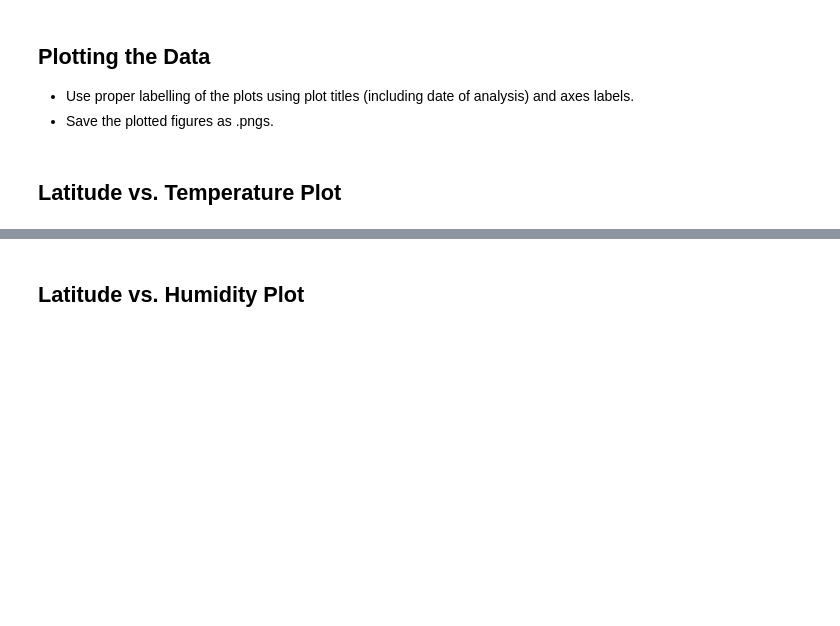
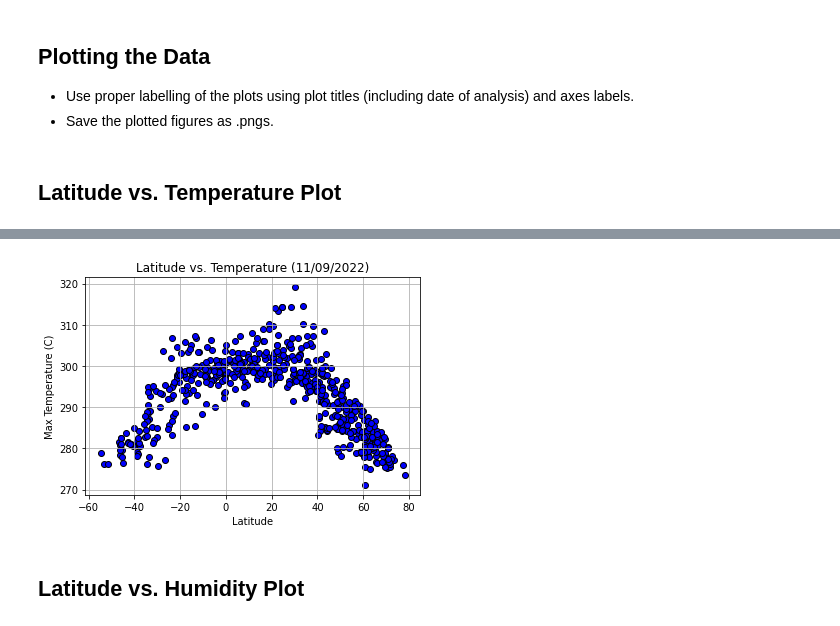
Before and after one commit to AnamKhalid09/python-api-challenge, a Jupyter notebook: WeatherPy/WeatherPy.ipynb, the cells around one changed output, grey strips where cells are left out. Cells and saved outputs as stored; diff of their text form; code cells hidden in the pictures; blank space fills up the shorter version.

```diff
--- a/WeatherPy/WeatherPy.ipynb
+++ b/WeatherPy/WeatherPy.ipynb
@@ -148,0 +169,17 @@ TypeError: can only concatenate str (not "list") to str
+# %%
+# Display the DataFrame
+weather_data_dict = {
+    "City": city_name,
+    "Lat": latitude,
+    "Lng": longitude,
+    "Max Temp": max_temperature,
+    "Humidity": humidity,
+    "Cloudiness": cloudiness,
+    "Wind Speed": wind_speed,
+    "Country": country,
+    "Date": date
+
+}
+
+weather_data_df = pd.DataFrame(weather_data_dict)
+weather_data_df.head()
@@ -176,2 +229,19 @@ Int64Index([], dtype='int64')
+# %%
+# scatter plot
+plt.scatter(weather_data_df["Lat"], weather_data_df["Max Temp"], facecolors="blue", marker="o", edgecolor="black")
+
+# axis title and labels
+plt.title("Latitude vs. Temperature (11/09/2022)")
+plt.ylabel("Max Temperature (C)")
+plt.xlabel("Latitude")
+plt.grid(True)
+
+# saving figure
+plt.savefig("../WeatherPy/Latitude vs. Temperature.png")
+
+# showing plot
+plt.show()
+# %% [output]
+[figure, added]
 # %% [markdown]
 ## Latitude vs. Humidity Plot
```
Also changed, not shown: parts of 37 cells of this notebook, 13 other files.
